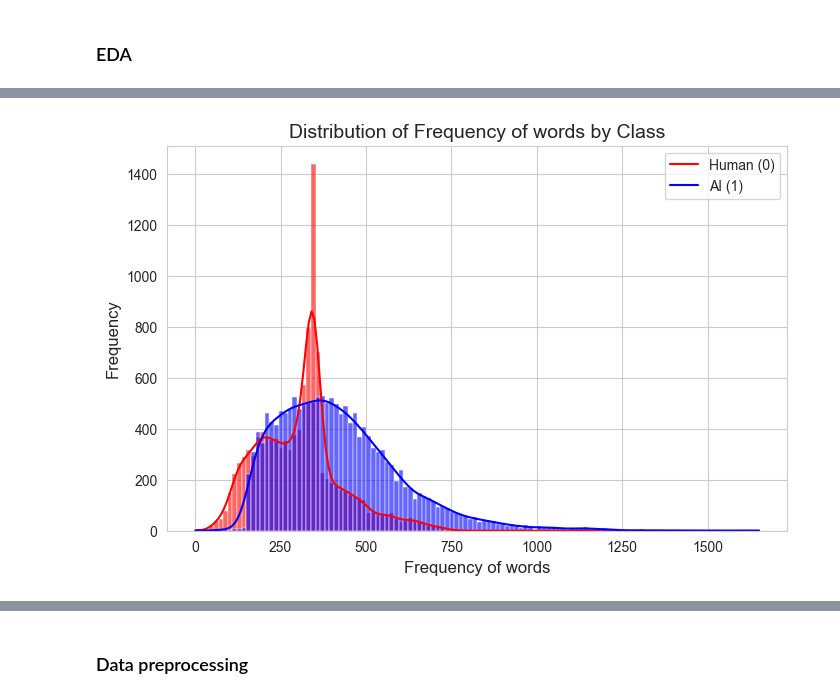
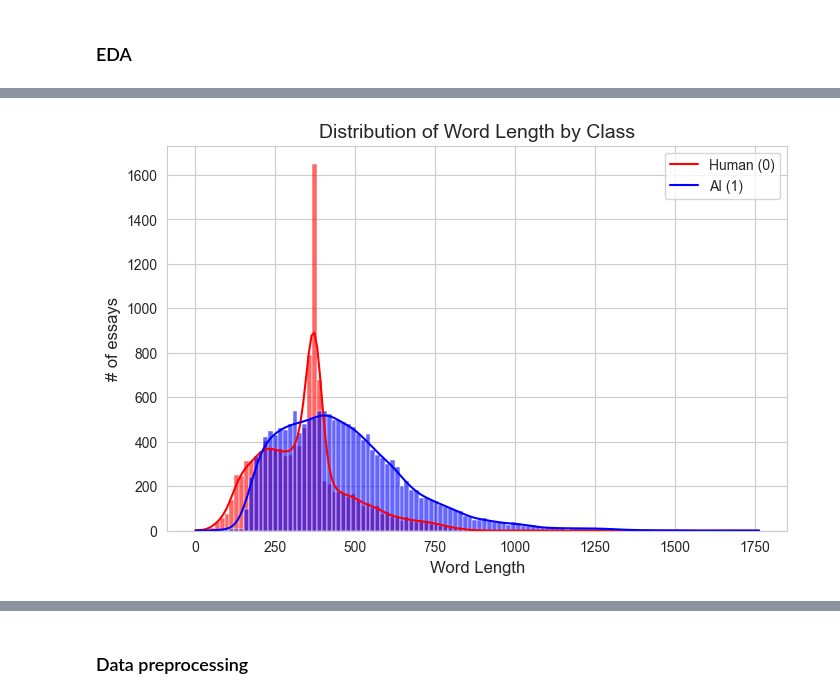
Before and after one commit to AnshumanMohanty-2001/Detect-AI-Text-using-LLMs, a Jupyter notebook: Detect_AI_text.ipynb, the cells around one changed output, grey strips where cells are left out. Saved outputs shown, nothing was run; the diff lists cells and outputs as text; code cells hidden in the pictures.

```diff
--- a/Detect_AI_text.ipynb
+++ b/Detect_AI_text.ipynb
@@ -35,7 +61,7 @@ True
 # %% [markdown]
 ### Load the Dataset
 # %%
-df = pd.read_csv('Dataset/Training_Essay_Data.csv')
+df = pd.read_csv('/content/drive/MyDrive/Personal Projects/Detect ai text using LLMs/Dataset/Training_Essay_Data.csv')
 df.head()
 # %% [output]
 |  | text | generated |
@@ -120,7 +146,3 @@ plt.show()
 </ul>
 # %% [markdown]
 ### EDA
-# %%
-df['word_length'] = df['text'].apply(lambda text: len(text.split()))
-df['sentence_count'] = df['text'].apply(lambda text: len(nltk.sent_tokenize(text)))
-df.head()
@@ -133,0 +149,7 @@ df.head()
+# %%
+df['word_count'] = df['text'].apply(lambda text: len(re.split(r'\s+|[' + re.escape(string.punctuation) + r']+', text)) - 1)
+df['sentence_count'] = df['text'].apply(lambda text: len(nltk.sent_tokenize(text)))
+df['essay_length'] = df['text'].apply(lambda text: len(text))
+df['punctuation_count'] = df['text'].apply(lambda text: sum(1 for char in text if char in string.punctuation))
+df['unique words ratio'] = df['text'].apply(lambda text: len(set(text.split()))/len(text.split()))
+df.head()
@@ -149,13 +178,13 @@ def plot_histogram(df, column, label_name):
 
     # Labels & Title
     plt.xlabel(f"{label_name}", fontsize=12)
-    plt.ylabel("Frequency", fontsize=12)
+    plt.ylabel("# of essays", fontsize=12)
     plt.title(f"Distribution of {label_name} by Class", fontsize=14)
     plt.legend(labels=["Human (0)", "AI (1)"])
 
     # Show plot
     plt.show()
-
-plot_histogram(df, 'word_length', 'Frequency of words')
-# %% [output]
-[figure, removed]
+# %%
+plot_histogram(df, 'word_count', 'Word Length')
+# %% [output]
+[figure, added]
```
Also changed, not shown: parts of 38 cells of this notebook.
